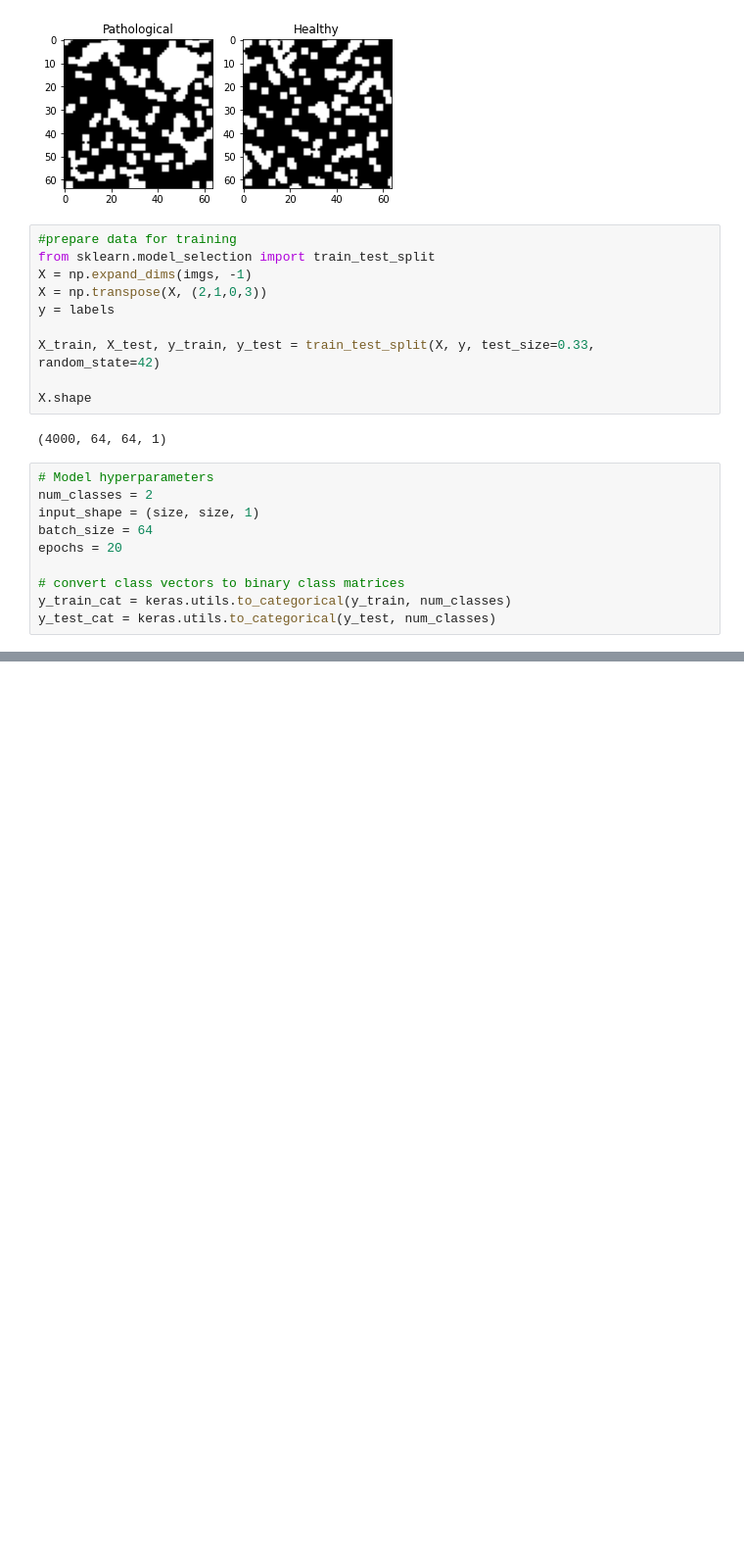
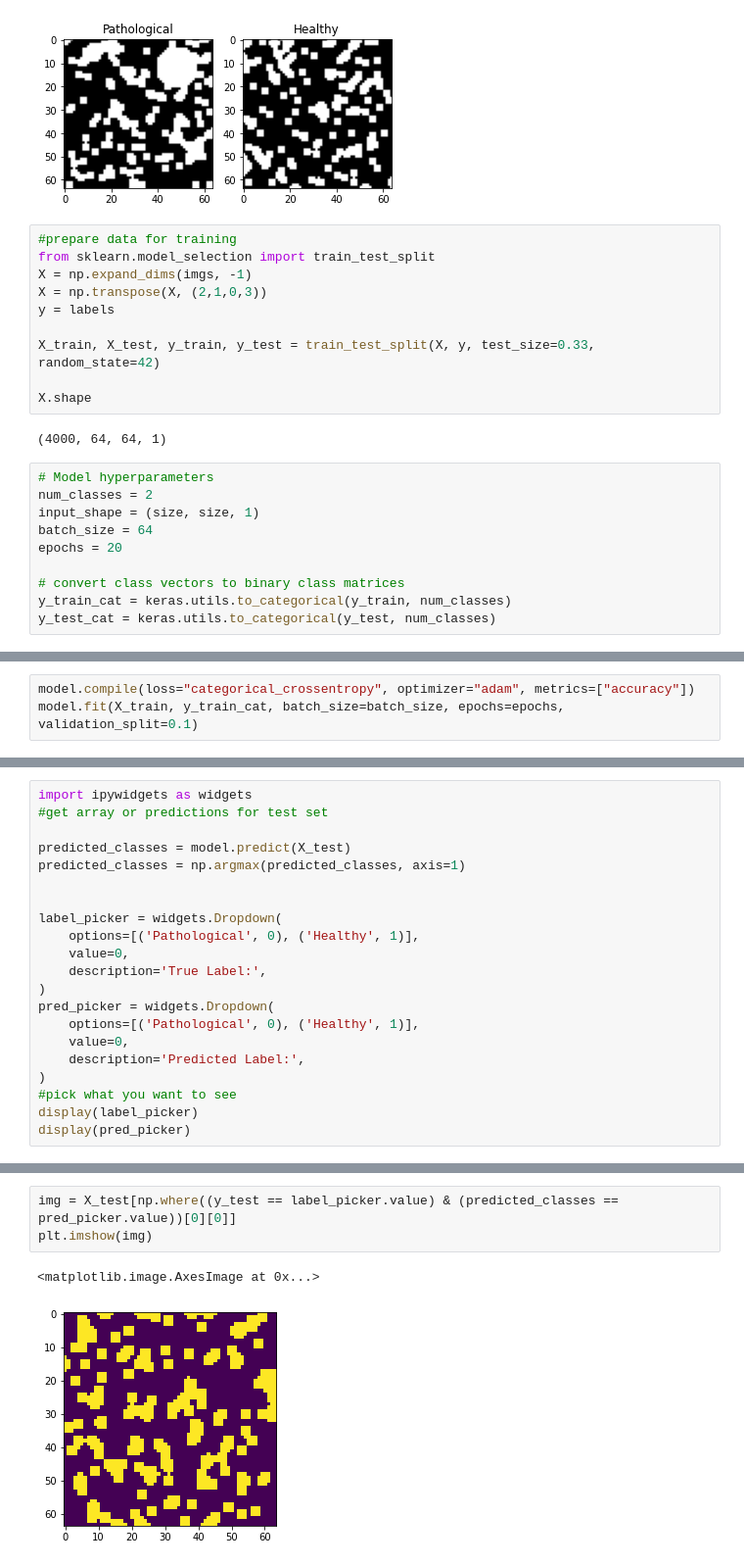
Before and after one commit to Kayzi0/ExplainBlobs, a Jupyter notebook: test.ipynb, the cells around one changed output, grey strips where cells are left out. Shown at 98% size. Cells and saved outputs as stored; diff of their text form; blank space fills up the shorter version.

Commit message:
added widget for visualisation

```diff
--- a/test.ipynb
+++ b/test.ipynb
@@ -85,0 +102,3 @@ NameError: name 'layers' is not defined
+# %%
+model.compile(loss="categorical_crossentropy", optimizer="adam", metrics=["accuracy"])
+model.fit(X_train, y_train_cat, batch_size=batch_size, epochs=epochs, validation_split=0.1)
@@ -85,0 +148,21 @@ NameError: name 'layers' is not defined
+# %%
+import ipywidgets as widgets
+#get array or predictions for test set
+
+predicted_classes = model.predict(X_test)
+predicted_classes = np.argmax(predicted_classes, axis=1)
+
+
+label_picker = widgets.Dropdown(
+    options=[('Pathological', 0), ('Healthy', 1)],
+    value=0,
+    description='True Label:',
+)
+pred_picker = widgets.Dropdown(
+    options=[('Pathological', 0), ('Healthy', 1)],
+    value=0,
+    description='Predicted Label:',
+)
+#pick what you want to see
+display(label_picker)
+display(pred_picker)
@@ -85,0 +173,6 @@ NameError: name 'layers' is not defined
+# %%
+img = X_test[np.where((y_test == label_picker.value) & (predicted_classes == pred_picker.value))[0][0]]
+plt.imshow(img)
+# %% [output]
+<matplotlib.image.AxesImage at 0x...>
+[figure, added]
```
Also changed, not shown: parts of 4 cells of this notebook.
